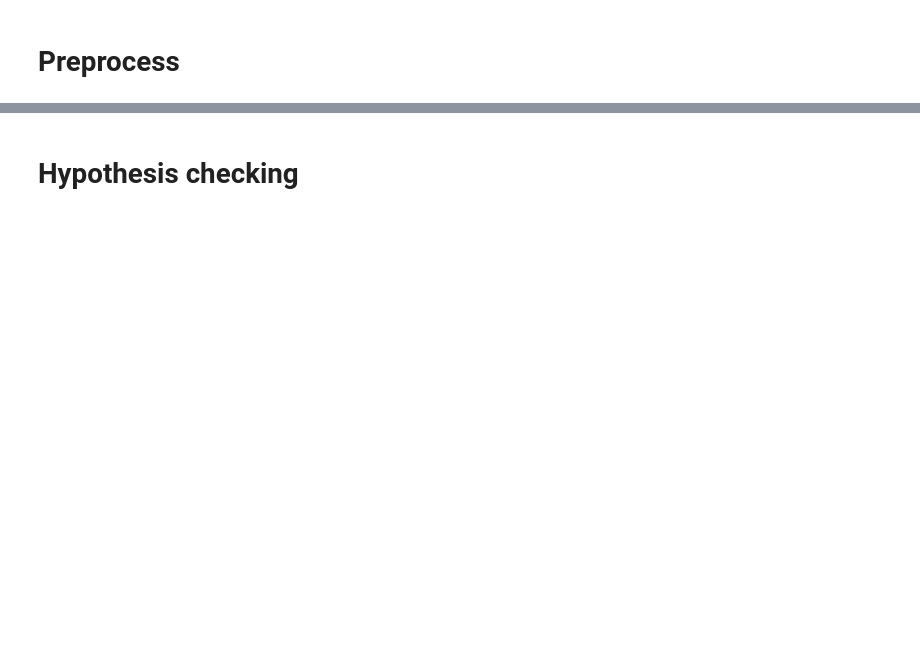
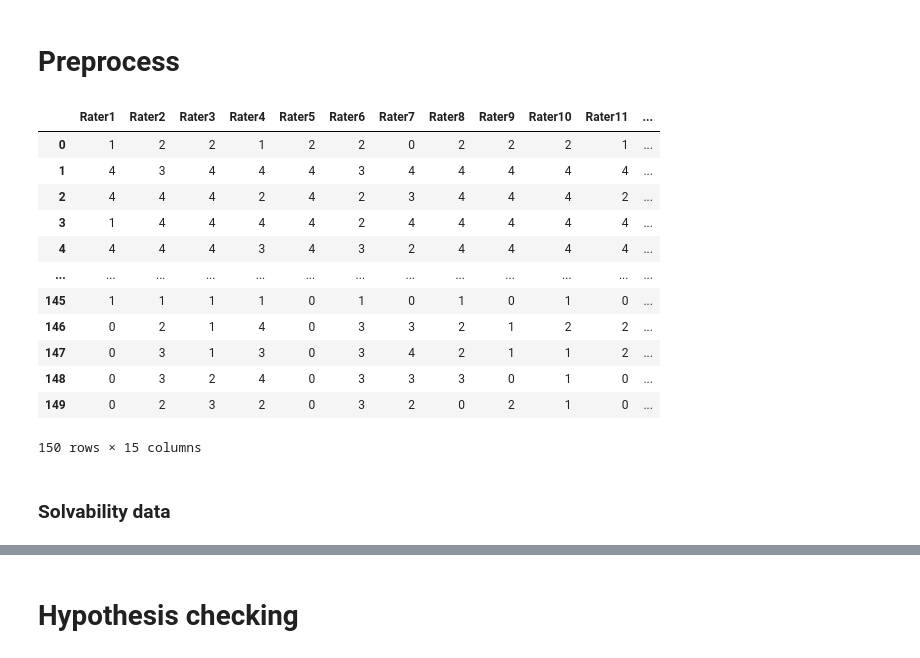
Before and after one commit to rsk25/PCMG, a Jupyter notebook: hypothesis_testing.ipynb, the cells around one changed output, grey strips where cells are left out. Saved outputs shown, nothing was run; the diff lists cells and outputs as text; code cells hidden in the pictures; blank space fills up the shorter version.

```diff
--- a/hypothesis_testing.ipynb
+++ b/hypothesis_testing.ipynb
@@ -11 +39,17 @@ data = pd.read_csv('survey_data.csv', header=None)
+# %%
+data
+# %% [output]
+|  | Rater1 | Rater2 | Rater3 | Rater4 | Rater5 | Rater6 | Rater7 | Rater8 | Rater9 | Rater10 | Rater11 | ... |
+| 0 | 1 | 2 | 2 | 1 | 2 | 2 | 0 | 2 | 2 | 2 | 1 | ... |
+| 1 | 4 | 3 | 4 | 4 | 4 | 3 | 4 | 4 | 4 | 4 | 4 | ... |
+| 2 | 4 | 4 | 4 | 2 | 4 | 2 | 3 | 4 | 4 | 4 | 2 | ... |
+| 3 | 1 | 4 | 4 | 4 | 4 | 2 | 4 | 4 | 4 | 4 | 4 | ... |
+| 4 | 4 | 4 | 4 | 3 | 4 | 3 | 2 | 4 | 4 | 4 | 4 | ... |
+| ... | ... | ... | ... | ... | ... | ... | ... | ... | ... | ... | ... | ... |
+| 145 | 1 | 1 | 1 | 1 | 0 | 1 | 0 | 1 | 0 | 1 | 0 | ... |
+| 146 | 0 | 2 | 1 | 4 | 0 | 3 | 3 | 2 | 1 | 2 | 2 | ... |
+| 147 | 0 | 3 | 1 | 3 | 0 | 3 | 4 | 2 | 1 | 1 | 2 | ... |
+| 148 | 0 | 3 | 2 | 4 | 0 | 3 | 3 | 3 | 0 | 1 | 0 | ... |
+| 149 | 0 | 2 | 3 | 2 | 0 | 3 | 2 | 0 | 2 | 1 | 0 | ... |
+150 rows × 15 columns
 # %%
@@ -14 +58,3 @@ readability_data = data.iloc[data.index % 5 != 0]
+# %% [markdown]
+### Solvability data
 # %%
```
Also changed, not shown: parts of 60 cells of this notebook.
